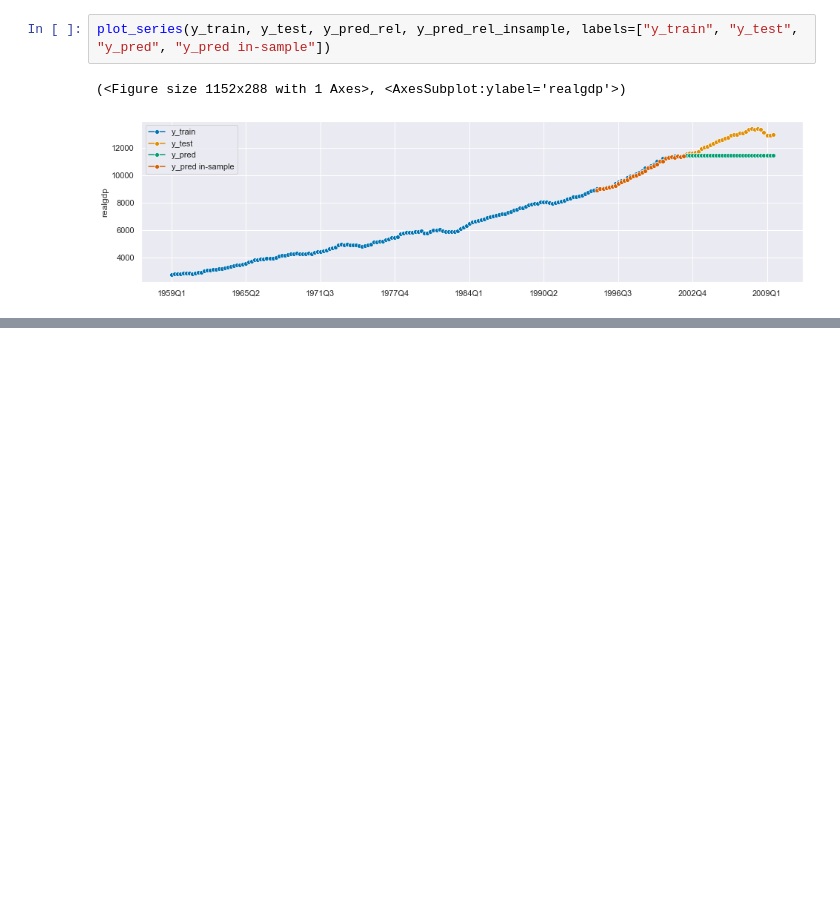
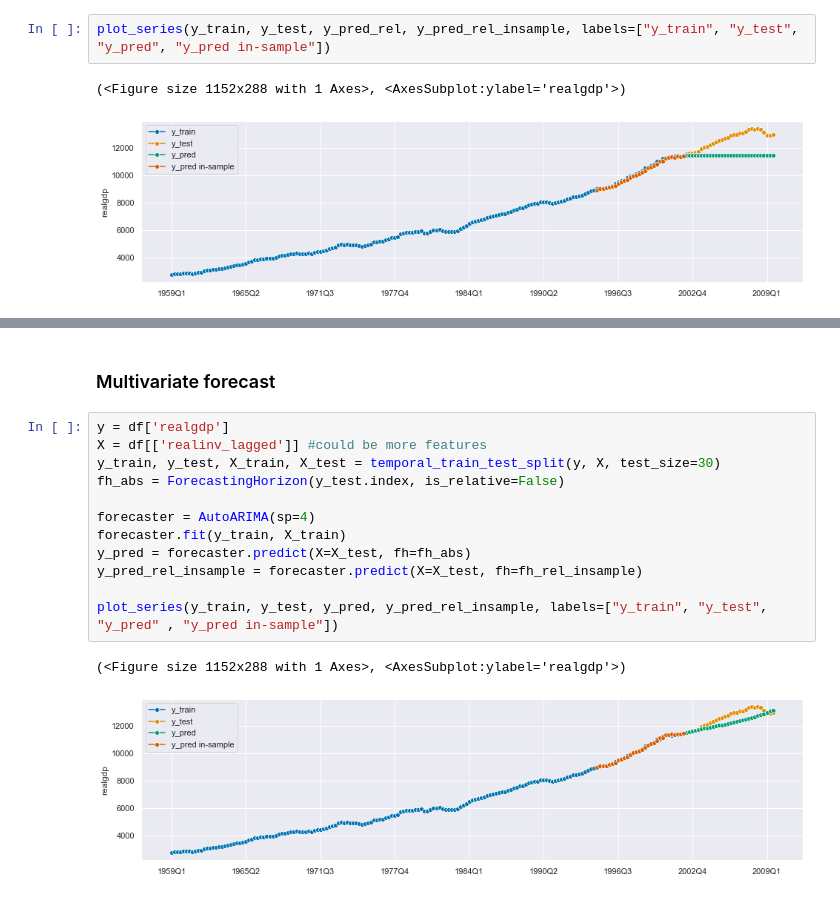
Before and after one commit to montgoz007/sktime-macroeconomic-forecasting, a Jupyter notebook: macro_econ_notebook.ipynb, the cells around one changed output, grey strips where cells are left out. Saved outputs shown, nothing was run; the diff lists cells and outputs as text; blank space fills up the shorter version.

```diff
--- a/macro_econ_notebook.ipynb
+++ b/macro_econ_notebook.ipynb
@@ -108,0 +123,17 @@ plot_series(y_train, y_test, y_pred_rel, y_pred_rel_insample, labels=["y_train",
+# %% [markdown]
+### Multivariate forecast
+# %%
+y = df['realgdp']
+X = df[['realinv_lagged']] #could be more features
+y_train, y_test, X_train, X_test = temporal_train_test_split(y, X, test_size=30)
+fh_abs = ForecastingHorizon(y_test.index, is_relative=False)
+
+forecaster = AutoARIMA(sp=4)
+forecaster.fit(y_train, X_train)
+y_pred = forecaster.predict(X=X_test, fh=fh_abs)
+y_pred_rel_insample = forecaster.predict(X=X_test, fh=fh_rel_insample)
+
+plot_series(y_train, y_test, y_pred, y_pred_rel_insample, labels=["y_train", "y_test", "y_pred" , "y_pred in-sample"])
+# %% [output]
+(<Figure size 1152x288 with 1 Axes>, <AxesSubplot:ylabel='realgdp'>)
+[figure, added]
```
Also changed, not shown: parts of 10 cells of this notebook.
